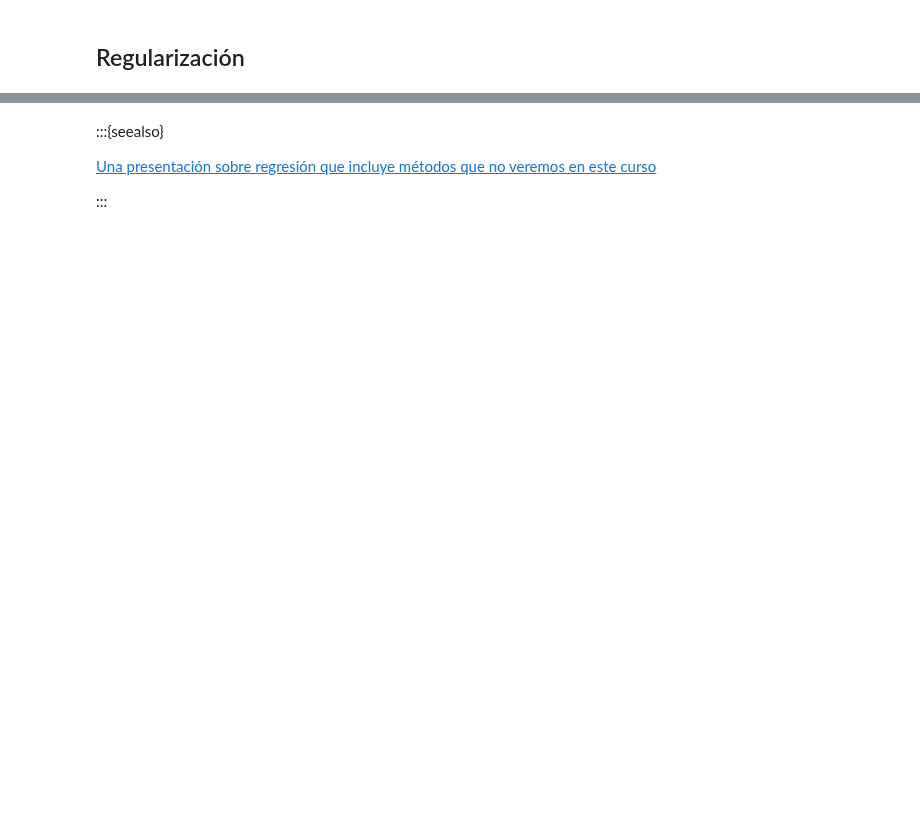
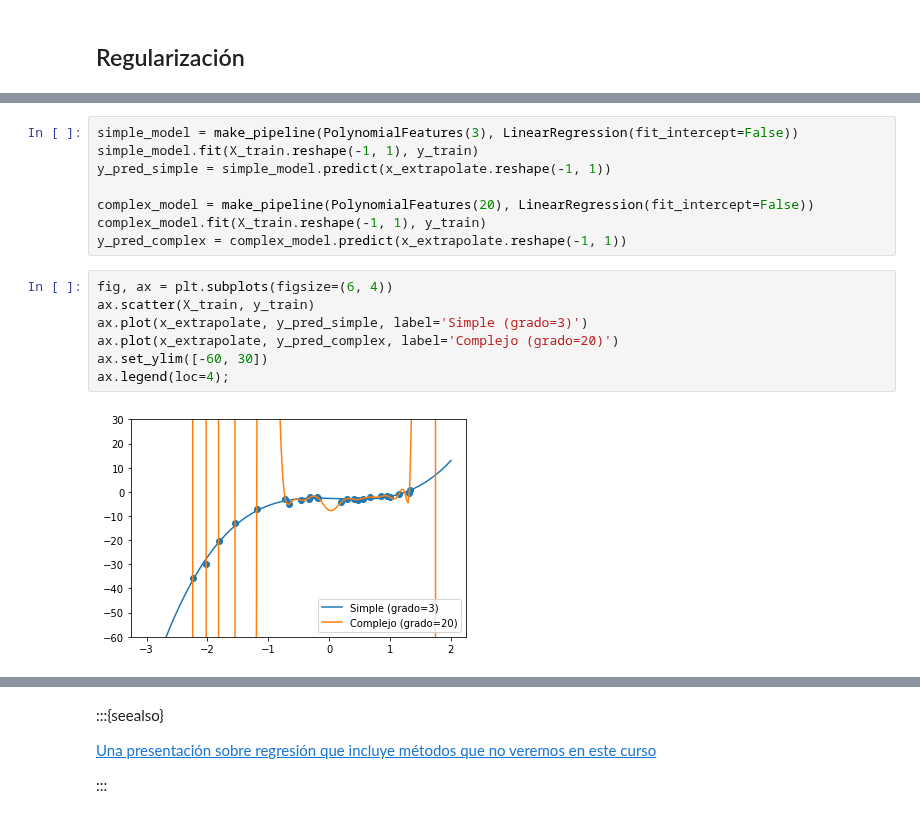
Before and after one commit to phuijse/MachineLearningBook, a Jupyter notebook: _sources/contents/supervised_learning/validation.ipynb, the cells around one changed output, grey strips where cells are left out. Drawn from its saved outputs; the diff is of its cells as text; blank space fills up the shorter version.

```diff
--- a/_sources/contents/supervised_learning/validation.ipynb
+++ b/_sources/contents/supervised_learning/validation.ipynb
@@ -177,0 +258,17 @@ from sklearn.model_selection import GridSearchCV
+# %%
+simple_model = make_pipeline(PolynomialFeatures(3), LinearRegression(fit_intercept=False))
+simple_model.fit(X_train.reshape(-1, 1), y_train)
+y_pred_simple = simple_model.predict(x_extrapolate.reshape(-1, 1))
+
+complex_model = make_pipeline(PolynomialFeatures(20), LinearRegression(fit_intercept=False))
+complex_model.fit(X_train.reshape(-1, 1), y_train)
+y_pred_complex = complex_model.predict(x_extrapolate.reshape(-1, 1))
+# %%
+fig, ax = plt.subplots(figsize=(6, 4))
+ax.scatter(X_train, y_train)
+ax.plot(x_extrapolate, y_pred_simple, label='Simple (grado=3)')
+ax.plot(x_extrapolate, y_pred_complex, label='Complejo (grado=20)')
+ax.set_ylim([-60, 30])
+ax.legend(loc=4);
+# %% [output]
+[figure, added]
```
Also changed, not shown: parts of 24 cells of this notebook, 5 other files.
